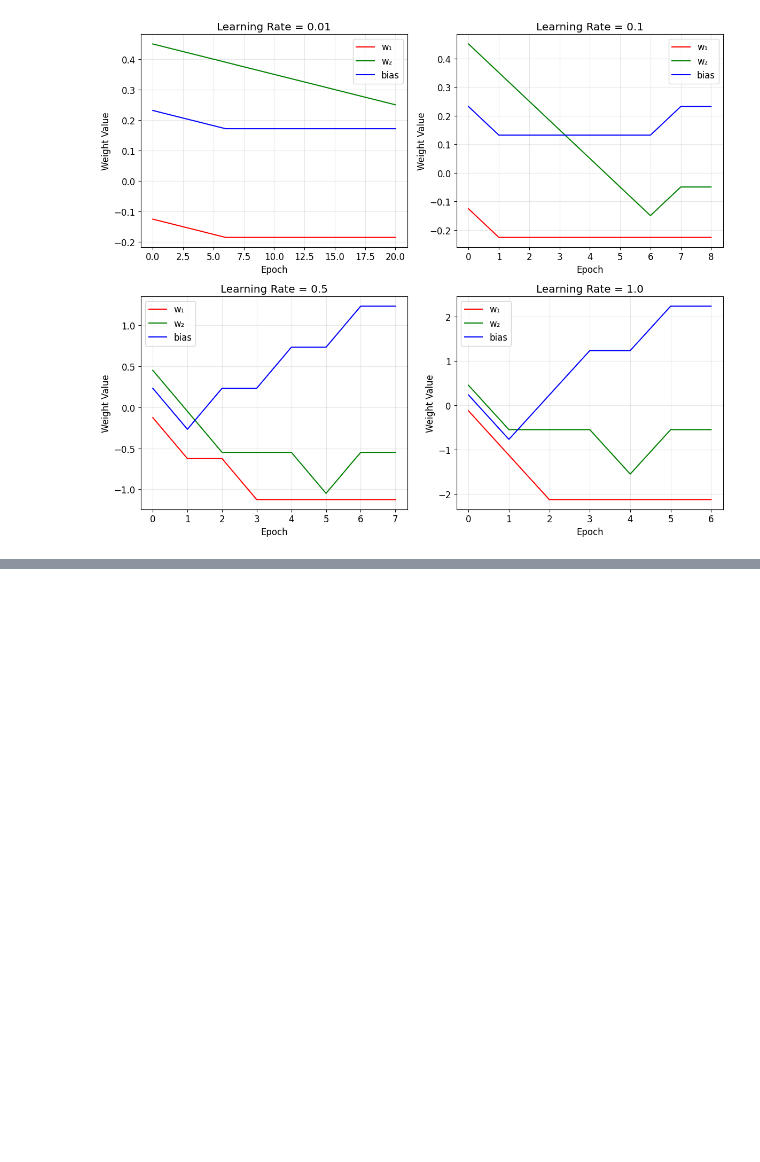
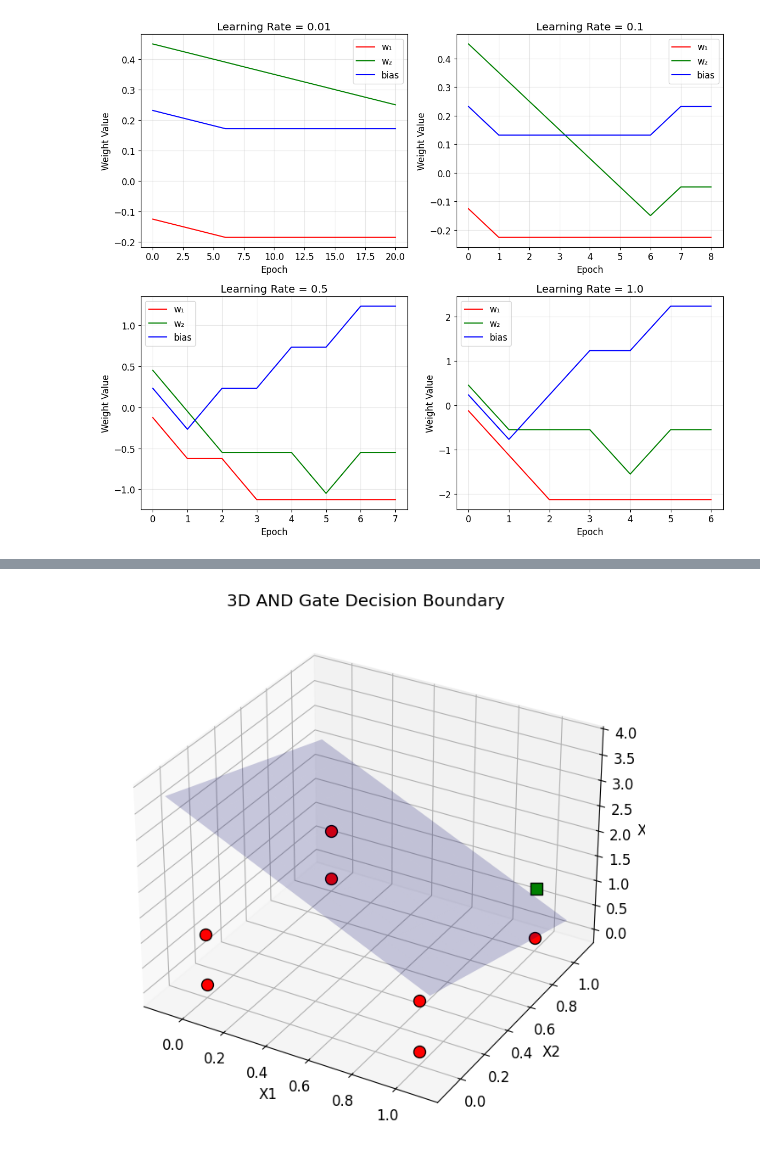
Before and after one commit to MatthewMcCarthy1/artificial-intelligence, a Jupyter notebook: lab-1/lab-one.ipynb, the cells around one changed output, grey strips where cells are left out. Cells and saved outputs as stored; diff of their text form; code cells hidden in the pictures; blank space fills up the shorter version.

Commit message:
feat(lab1): add complete exercise 8, 3-input AND

```diff
--- a/lab-1/lab-one.ipynb
+++ b/lab-1/lab-one.ipynb
@@ -1021,0 +1047,20 @@ LR=1.0: Converged in 6 epochs, Final weights: [-2.12545988 -0.54928569], bias: 2
+# %%
+perceptron_and3 = Perceptron(n_inputs=3, learning_rate=0.1)
+print("Initial weights:", perceptron_and3.weights)
+print("Initial bias:", perceptron_and3.bias)
+print("\nTraining...\n")
+history_and3 = perceptron_and3.train(X_and3, y_and3, epochs=20)
+print("\nTesting 3-input AND perceptron:")
+print("-" * 40)
+all_correct = True
+for i in range(len(X_and3)):
+    prediction = perceptron_and3.predict(X_and3[i])
+    correct = "✓" if prediction == y_and3[i] else "✗"
+    if prediction != y_and3[i]:
+        all_correct = False
+    print(
+        f"Input: {X_and3[i]} -> Predicted: {prediction}, Expected: {y_and3[i]} {correct}"
+    )
+print("-" * 40)
+print(f"All predictions correct: {all_correct}")
+print(f"Final weights: {perceptron_and3.weights}, bias: {perceptron_and3.bias:.4f}")
@@ -1021,0 +1085,38 @@ LR=1.0: Converged in 6 epochs, Final weights: [-2.12545988 -0.54928569], bias: 2
+# %%
+from mpl_toolkits.mplot3d import Axes3D
+
+def plot_decision_boundary_3d(X, y, weights, bias):
+    fig = plt.figure(figsize=(10, 8))
+    ax = fig.add_subplot(111, projection='3d')
+
+    # 1. Plot the data points
+    colors = ['red' if val == 0 else 'green' for val in y]
+    markers = ['o' if val == 0 else 's' for val in y]
+
+    for i in range(len(X)):
+        ax.scatter(X[i, 0], X[i, 1], X[i, 2], c=colors[i], marker=markers[i], s=100, edgecolors='k')
+
+    # 2. Create a meshgrid for the plane
+    x1_range = np.linspace(-0.1, 1.1, 10)
+    x2_range = np.linspace(-0.1, 1.1, 10)
+    X1, X2 = np.meshgrid(x1_range, x2_range)
+
+    # 3. Calculate the corresponding X3 (Z) values for the plane
+    # Equation: w1*x1 + w2*x2 + w3*x3 + b = 0  => x3 = -(w1*x1 + w2*x2 + b) / w3
+    if abs(weights[2]) > 1e-10:
+        X3 = -(weights[0] * X1 + weights[1] * X2 + bias) / weights[2]
+        # Plot the surface
+        ax.plot_surface(X1, X2, X3, alpha=0.2, color='blue')
+
+    # Labeling
+    ax.set_xlabel('X1')
+    ax.set_ylabel('X2')
+    ax.set_zlabel('X3')
+    ax.set_title('3D AND Gate Decision Boundary')
+
+    plt.show()
+
+# Call the function
+plot_decision_boundary_3d(X_and3, y_and3, perceptron_and3.weights, perceptron_and3.bias)
+# %% [output]
+[figure, added]
```
Also changed, not shown: parts of 3 cells of this notebook.
